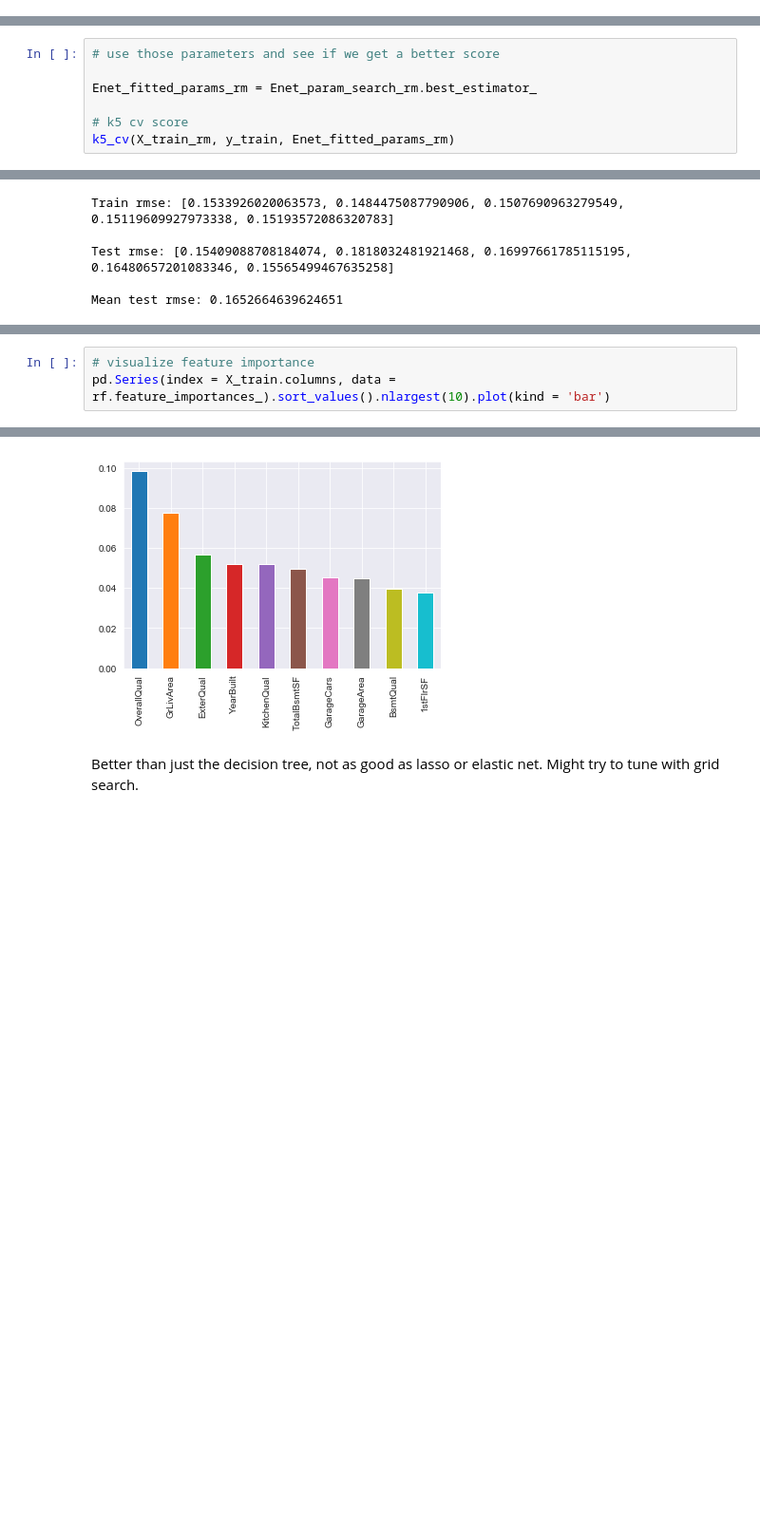
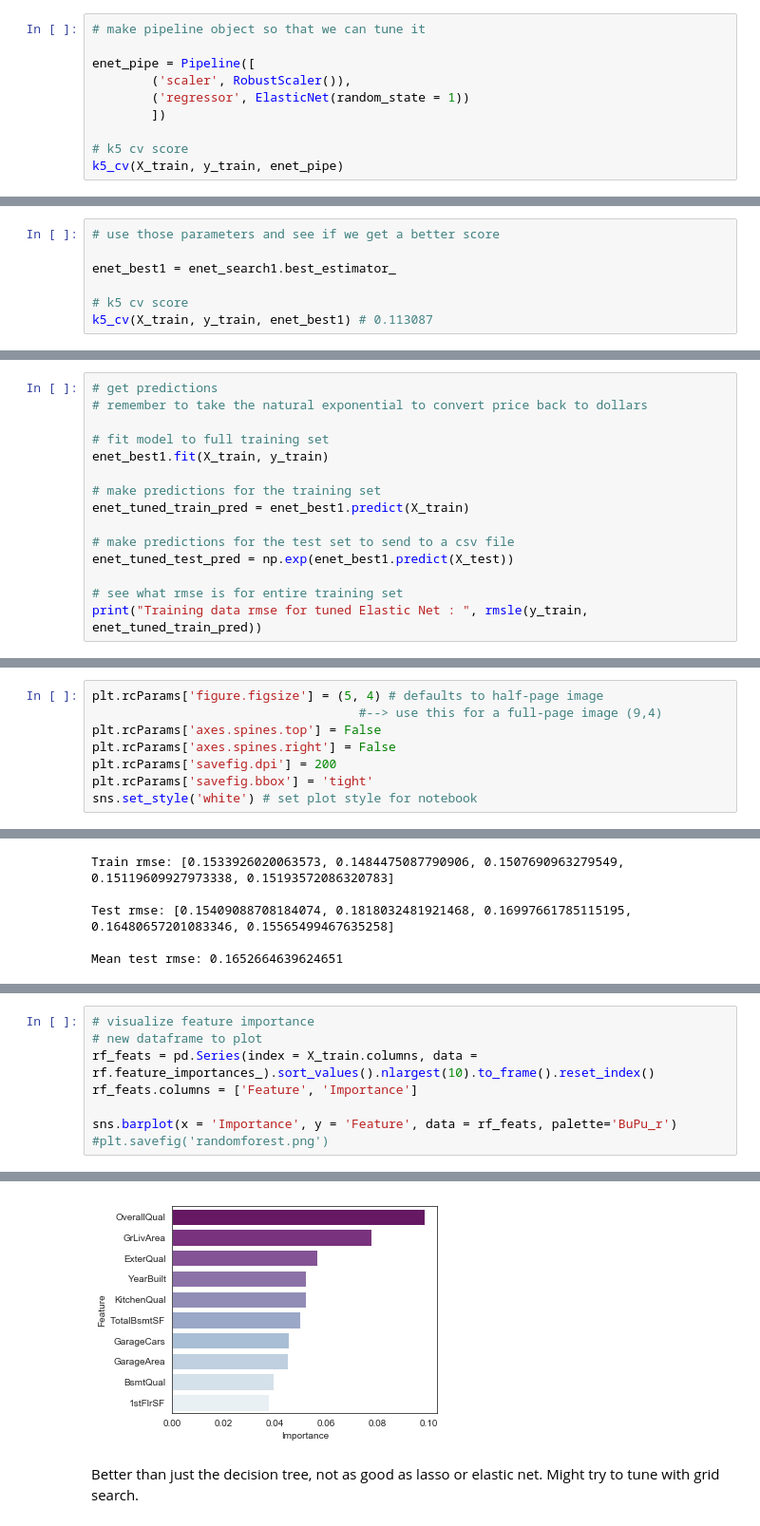
Before and after one commit to hkcaddes/MachineLearningPythonProject, a Jupyter notebook: Hayley/hayleycaddes_CleanedModeling.ipynb, the cells around one changed output, grey strips where cells are left out. Shown: that part at 95% size. Drawn from its saved outputs; the diff is of its cells as text; blank space fills up the shorter version.

```diff
--- a/Hayley/hayleycaddes_CleanedModeling.ipynb
+++ b/Hayley/hayleycaddes_CleanedModeling.ipynb
@@ -1152,0 +1080,10 @@ The best parameters for ENet_nonscaled are :  {'alpha': 0.0016, 'l1_ratio': 0.2}
+# %%
+# make pipeline object so that we can tune it
+
+enet_pipe = Pipeline([
+        ('scaler', RobustScaler()),
+        ('regressor', ElasticNet(random_state = 1))
+        ])
+
+# k5 cv score
+k5_cv(X_train, y_train, enet_pipe)
@@ -1153,8 +1111,8 @@ The best parameters for ENet_nonscaled are :  {'alpha': 0.0016, 'l1_ratio': 0.2}
 # %%
 # use those parameters and see if we get a better score
 
-Enet_fitted_params_rm = Enet_param_search_rm.best_estimator_
+enet_best1 = enet_search1.best_estimator_
 
 # k5 cv score
-k5_cv(X_train_rm, y_train, Enet_fitted_params_rm)
+k5_cv(X_train, y_train, enet_best1) # 0.113087
 # %% [output]
@@ -1167,0 +1126,15 @@ Okay it's still worse...decide to keep all columns for Enet
+# %%
+# get predictions
+# remember to take the natural exponential to convert price back to dollars
+
+# fit model to full training set
+enet_best1.fit(X_train, y_train)
+
+# make predictions for the training set
+enet_tuned_train_pred = enet_best1.predict(X_train)
+
+# make predictions for the test set to send to a csv file
+enet_tuned_test_pred = np.exp(enet_best1.predict(X_test))
+
+# see what rmse is for entire training set
+print("Training data rmse for tuned Elastic Net : ", rmsle(y_train, enet_tuned_train_pred))
@@ -1187,2 +1180,10 @@ Okay, we knew it was going to be a worse fit, but let's look at the feature impo
+# %%
+plt.rcParams['figure.figsize'] = (5, 4) # defaults to half-page image
+                                    #--> use this for a full-page image (9,4)
+plt.rcParams['axes.spines.top'] = False
+plt.rcParams['axes.spines.right'] = False
+plt.rcParams['savefig.dpi'] = 200
+plt.rcParams['savefig.bbox'] = 'tight'
+sns.set_style('white') # set plot style for notebook
 # %%
 # visualize feature importance
@@ -1213,4 +1236,9 @@ Mean test rmse: 0.1652664639624651
 # %%
 # visualize feature importance
-pd.Series(index = X_train.columns, data = rf.feature_importances_).sort_values().nlargest(10).plot(kind = 'bar')
+# new dataframe to plot
+rf_feats = pd.Series(index = X_train.columns, data = rf.feature_importances_).sort_values().nlargest(10).to_frame().reset_index()
+rf_feats.columns = ['Feature', 'Importance']
+
+sns.barplot(x = 'Importance', y = 'Feature', data = rf_feats, palette='BuPu_r')
+#plt.savefig('randomforest.png')
 # %% [output]
@@ -1218,4 +1245,4 @@ pd.Series(index = X_train.columns, data = rf.feature_importances_).sort_values()
-[figure, old version]
+[figure, new version]
 # %% [markdown]
 Better than just the decision tree, not as good as lasso or elastic net. Might try to tune with grid search.
 # %% [markdown]
```
Also changed, not shown: parts of 116 cells of this notebook.
